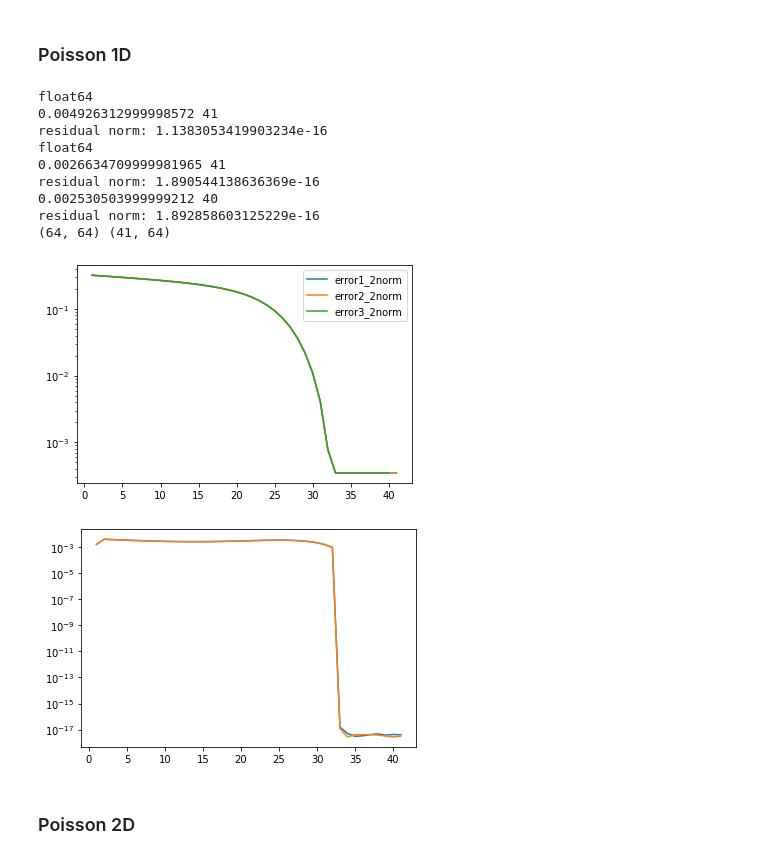
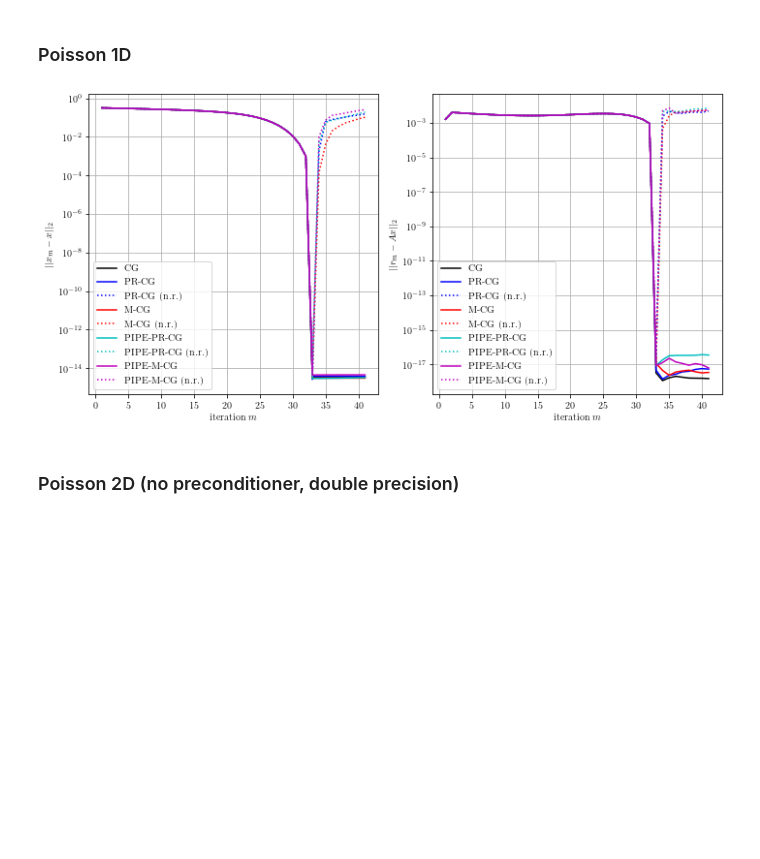
Before and after one commit to juliusgh/PR-CG, a Jupyter notebook: experiments.ipynb, the cells around one changed output. Cells and saved outputs as stored; diff of their text form; code cells hidden in the pictures; blank space fills up the shorter version.

```diff
--- a/experiments.ipynb
+++ b/experiments.ipynb
@@ -17,72 +46,12 @@ import pr_cg
 # %% [markdown]
 ### Poisson 1D
-# %%
-n = 64
-A, b, x_exact, x0 = setup.setup_1d_poisson(n)
-dtype = np.float64
-A = A.astype(dtype)
-b = b.astype(dtype)
-x0 = x0.astype(dtype)
-
-# preconditioners
-jacobi = lambda x: (1/A.diagonal())*x
-jacobi = lambda x: x
-
-start = time.process_time()
-x1, iterates1, residuals1 = cg.pcg(A, b, x0, x_exact, preconditioner=jacobi, max_iter=40, eps=0, variant='mpr_cg')
-print(x1.dtype)
-print(time.process_time() - start, len(iterates1))
-print('residual norm:', np.linalg.norm(A @ x1 - b))
-
-start = time.process_time()
-x2, iterates2, residuals2 = cg.pr_pcg(A, b, x0, x_exact, preconditioner=jacobi, max_iter=40, eps=0, recompute=True)
-print(x2.dtype)
-print(time.process_time() - start, len(iterates2))
-print('residual norm:', np.linalg.norm(A @ x2 - b))
-
-start = time.process_time()
-#x3, iterates3 = pr_cg.pr_pcg(A, b, x0, max_iter=1200, preconditioner=jacobi)
-x3, iterates3, residuals3 = cg.pr_master_pcg(A, b, x0, preconditioner=jacobi, max_iter=40, eps=0)
-print(time.process_time() - start, len(iterates3))
-print('residual norm:', np.linalg.norm(A @ x3 - b))
-
-error1 = iterates1 - x_exact
-error2 = iterates2 - x_exact
-error3 = iterates3 - x_exact
-print(A.shape, error1.shape)
-e1_2norm = np.linalg.norm(error1, axis=1)
-e2_2norm = np.linalg.norm(error2, axis=1)
-e3_2norm = np.linalg.norm(error3, axis=1)
-#e1_2norm = np.apply_along_axis(lambda e: np.linalg.norm(e), 1, error1)
-#e2_2norm = np.apply_along_axis(lambda e: np.linalg.norm(e), 1, error2)
-e1_Anorm = np.apply_along_axis(lambda e: np.sqrt(e.T @ A @ e), 1, error1)
-e2_Anorm = np.apply_along_axis(lambda e: np.sqrt(e.T @ A @ e), 1, error2)
-r1_2norm = np.linalg.norm(residuals1, axis=1)
-r2_2norm = np.linalg.norm(residuals2, axis=1)
-plt.semilogy(np.arange(1,len(e1_2norm)+1), e1_2norm, label='error1_2norm')
-plt.semilogy(np.arange(1,len(e2_2norm)+1), e2_2norm, label='error2_2norm')
-plt.semilogy(np.arange(1,len(e3_2norm)+1), e3_2norm, label='error3_2norm')
-#plt.semilogy(np.arange(1,len(e1_2norm)+1), e1_Anorm, label='error1_Anorm')
-#plt.semilogy(np.arange(1,len(e2_2norm)+1), e2_Anorm, label='error2_Anorm')
-#plt.semilogy(np.arange(1,len(am1)+1), am1, label='alpha1')
-plt.legend()
-plt.show()
-plt.semilogy(np.arange(1,len(r1_2norm)+1), r1_2norm, label='residual1')
-plt.semilogy(np.arange(1,len(r2_2norm)+1), r2_2norm, label='residual2')
-plt.show()
-#plt.spy(A)
-#plt.show()
-# %% [output]
-float64
-0.004926312999998572 41
-residual norm: 1.1383053419903234e-16
-float64
-0.0026634709999981965 41
-residual norm: 1.890544138636369e-16
-0.002530503999999212 40
-residual norm: 1.892858603125229e-16
-(64, 64) (41, 64)
-[figure, removed]
-[figure, removed]
+# %%
+A, b, x_exact, x0 = setup.poisson_1d(n=64, dtype=np.float64)
+
+fig, ax = convergence_plots(A, b, x0, x_exact, max_iter=40)
+plt.tight_layout()
+plt.savefig('plots/poisson1d.pgf')
+# %% [output]
+[figure, added]
 # %% [markdown]
-### Poisson 2D
+### Poisson 2D (no preconditioner, double precision)
```
Also changed, not shown: parts of 10 cells of this notebook, 6 other files.
